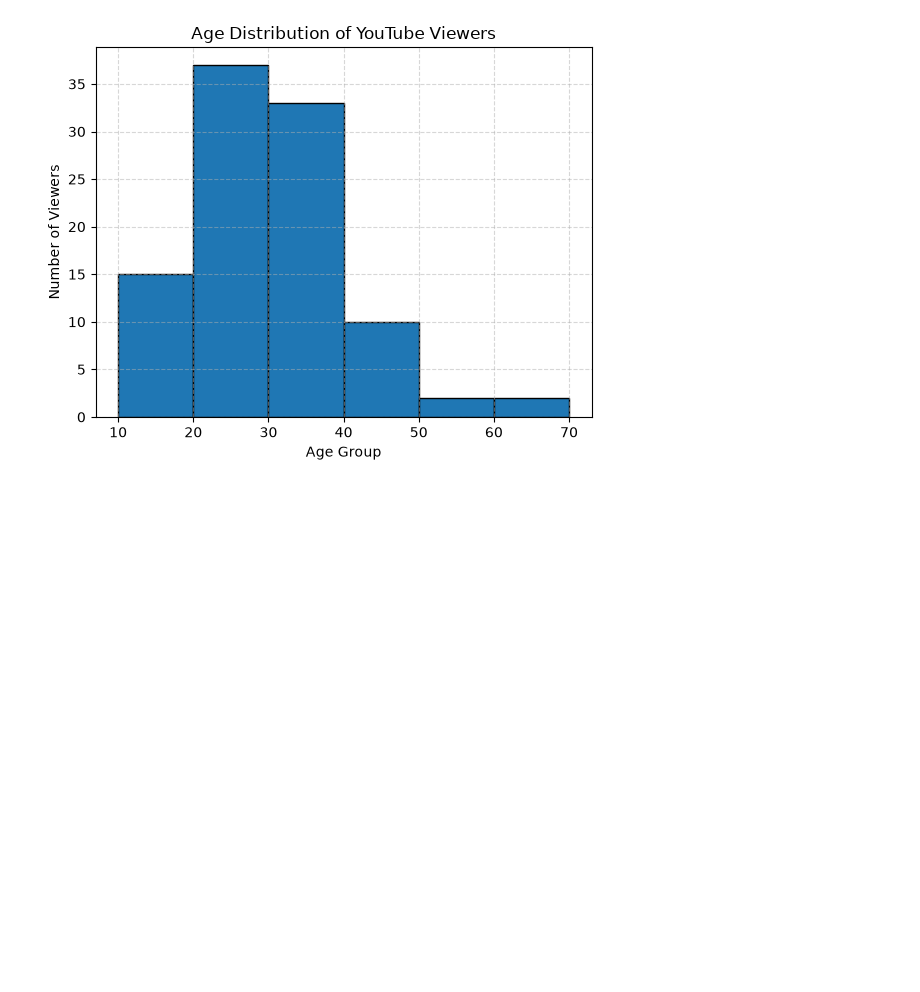
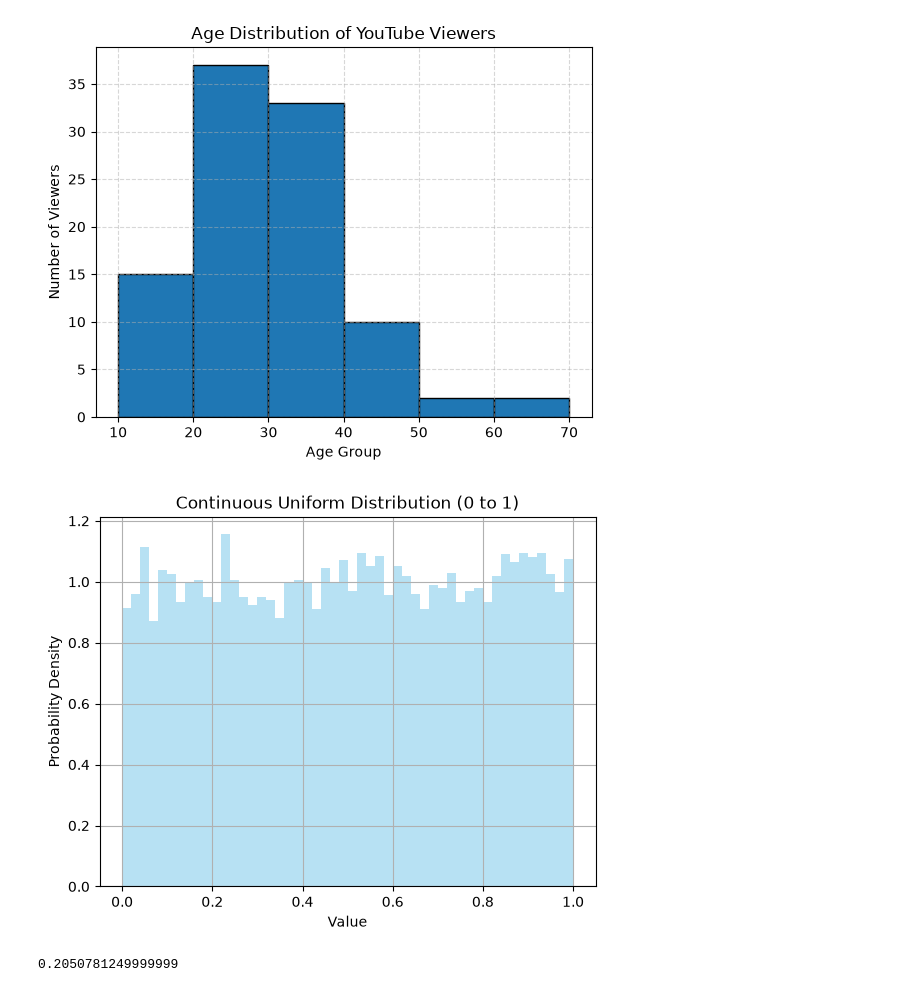
Before and after one commit to Luckyverma04/ultimate-data-science, a Jupyter notebook: Matplotlib/histogram.ipynb, the cells around one changed output. Drawn from its saved outputs; the diff is of its cells as text; code cells hidden in the pictures; blank space fills up the shorter version.

```diff
--- a/Matplotlib/histogram.ipynb
+++ b/Matplotlib/histogram.ipynb
@@ -24,3 +24,26 @@ plt.ylabel('Number of Viewers')
 plt.grid(True, linestyle='--', alpha=0.5)
 # %% [output]
 [figure]
+# %%
+import numpy as np
+import matplotlib.pyplot as plt
+
+# Continuous uniform from 0 to 1
+samples = np.random.uniform(0, 1, 10000)
+
+plt.hist(samples, bins=50, density=True, alpha=0.6, color='skyblue')
+plt.title("Continuous Uniform Distribution (0 to 1)")
+plt.xlabel("Value")
+plt.ylabel("Probability Density")
+plt.grid(True)
+plt.show()
+# %% [output]
+[figure, added]
+# %%
+from scipy.stats import binom
+
+# Probability of exactly 6 heads in 10 tosses (p = 0.5)
+prob = binom.pmf(k=6, n=10, p=0.5)
+print(prob)
+# %% [output]
+0.2050781249999999
```
Also changed, not shown: parts of 1 cell of this notebook.
